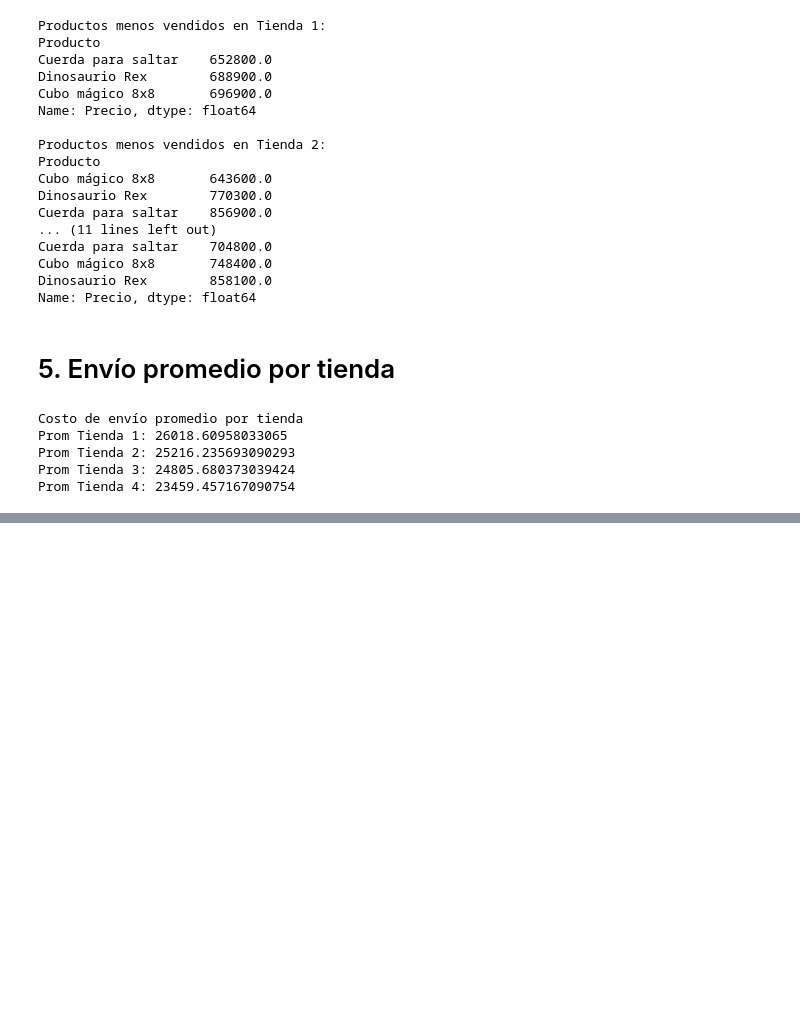
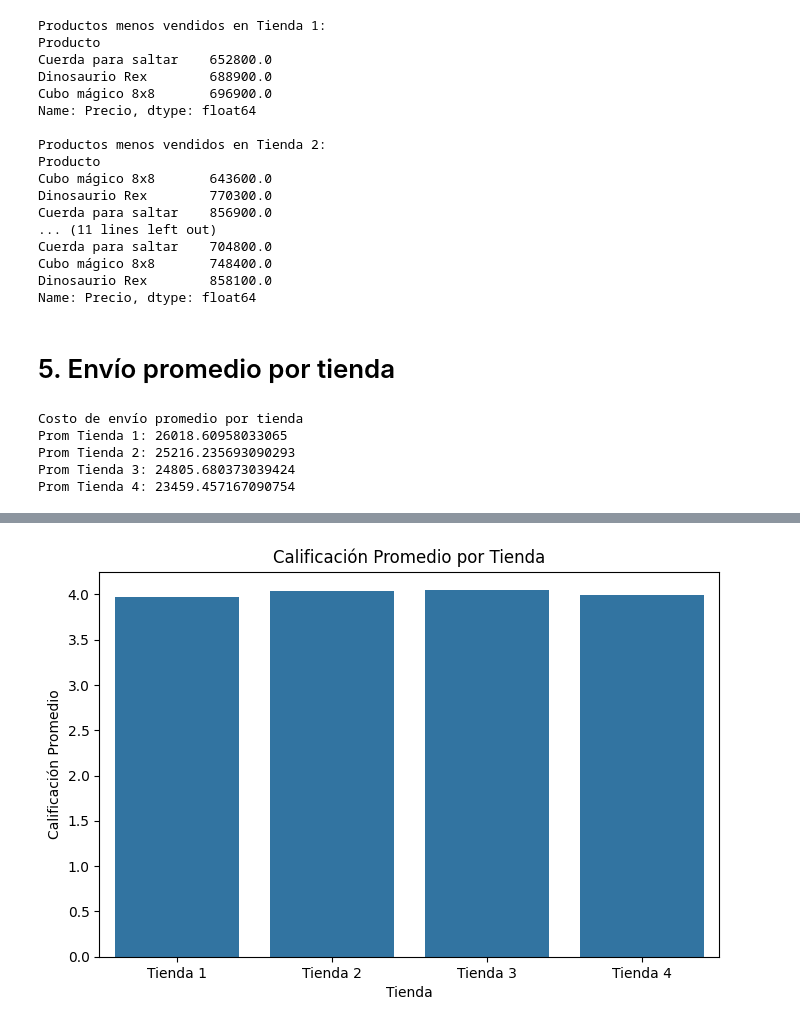
Before and after one commit to jesolav/Alura_Store_Latam, a Jupyter notebook: AluraStoreLatam.ipynb, the cells around one changed output, grey strips where cells are left out. Cells and saved outputs as stored; diff of their text form; code cells hidden in the pictures; blank space fills up the shorter version.

```diff
--- a/AluraStoreLatam.ipynb
+++ b/AluraStoreLatam.ipynb
@@ -189,0 +227,10 @@ Prom Tienda 4: 23459.457167090754
+# %%
+# 3. Gráfico de calificación promedio por tienda
+plt.figure(figsize=(8, 5))
+sns.barplot(x=nombres_tiendas, y=[prom_calificacion_tienda, prom_calificacion_tienda2, prom_calificacion_tienda3, prom_calificacion_tienda4])
+plt.title('Calificación Promedio por Tienda')
+plt.ylabel('Calificación Promedio')
+plt.xlabel('Tienda')
+plt.show()
+# %% [output]
+[figure, added]
```
Also changed, not shown: parts of 3 cells of this notebook.
